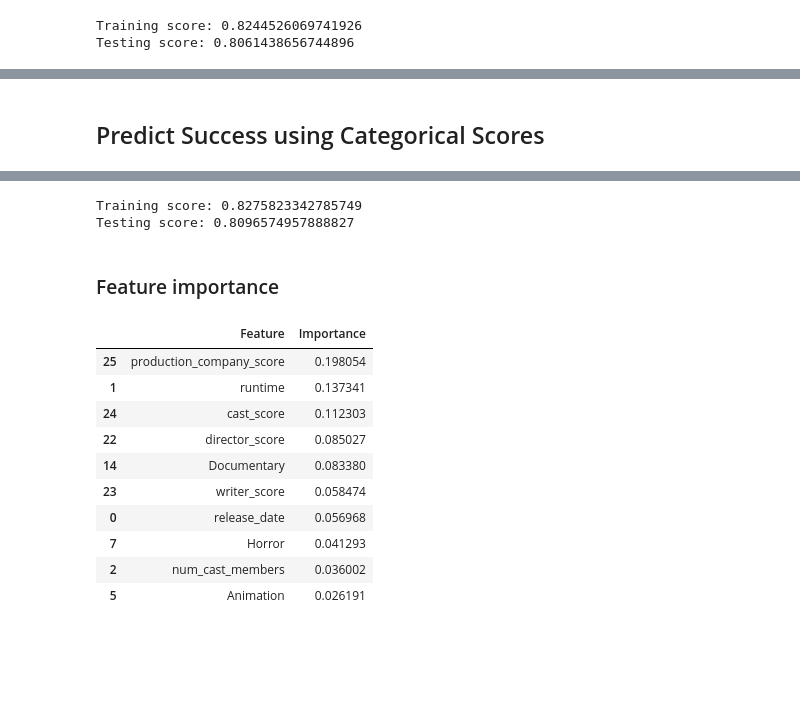
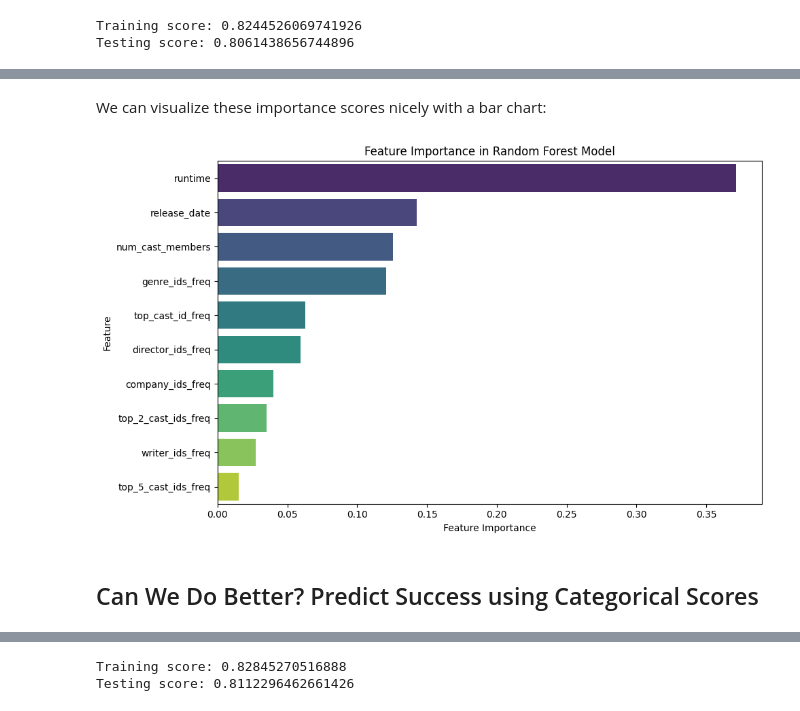
Before and after one commit to jonnycomes/movie-data, a Jupyter notebook: notebooks/successful_movie_prediction/Successful_Movie_Prediction.ipynb, the cells around one changed output, grey strips where cells are left out. Saved outputs shown, nothing was run; the diff lists cells and outputs as text; code cells hidden in the pictures; blank space fills up the shorter version.

```diff
--- a/notebooks/successful_movie_prediction/Successful_Movie_Prediction.ipynb
+++ b/notebooks/successful_movie_prediction/Successful_Movie_Prediction.ipynb
@@ -181,5 +247,42 @@ plt.show()
+# %% [markdown]
+We can visualize these importance scores nicely with a bar chart:
+# %%
+def plot_feature_importance(rf_model, feature_names, top_n=None):
+    """
+    Plots the feature importances as a bar chart.
+
+    Parameters:
+    - rf_model: Trained RandomForestClassifier
+    - feature_names: List or Index of feature names
+    - top_n: Optional integer to limit to top N features
+
+    Returns:
+    - matplotlib Figure object (not shown automatically)
+    """
+    df = get_feature_importance_df(rf_model, feature_names, top_n=top_n)
+
+    fig, ax = plt.subplots(figsize=(10, 6))
+    sns.barplot(
+        x="Importance",
+        y="Feature",
+        data=df,
+        hue="Feature",
+        palette="viridis",
+        legend=False,
+        ax=ax
+    )
+    ax.set_xlabel("Feature Importance")
+    ax.set_ylabel("Feature")
+    ax.set_title("Feature Importance in Random Forest Model")
+    fig.tight_layout()
+
+    return fig
+# %%
+plot_feature_importance(rf, X_train.columns)
+# %% [output]
+[figure, added]
 # %% [markdown]
-## Predict Success using Categorical Scores
+## Can We Do Better? Predict Success using Categorical Scores
 # %%
 lambda_director   = 0.000408
 lambda_writers    = 0.000377
@@ -223,5 +308,5 @@ y_test = test_df['successful']
 # %%
-rf = RandomForestClassifier(
+rf_with_scores = RandomForestClassifier(
     n_estimators=200,
     max_depth=10,
     min_samples_split=10,
@@ -232,33 +317,10 @@ rf = RandomForestClassifier(
     random_state=42
 )
 
-rf.fit(X_train, y_train)
+rf_with_scores.fit(X_train, y_train)
 
-print("Training score:", rf.score(X_train, y_train))
-print("Testing score:", rf.score(X_test, y_test))
+print("Training score:", rf_with_scores.score(X_train, y_train))
+print("Testing score:", rf_with_scores.score(X_test, y_test))
 # %% [output]
-Training score: 0.8275823342785749
-Testing score: 0.8096574957888827
+Training score: 0.82845270516888
+Testing score: 0.8112296462661426
-# %% [markdown]
-### Feature importance
-# %%
-importances = rf.feature_importances_
-feature_names = X_train.columns
-
-# Create a DataFrame for better visualization
-feature_importance_df = pd.DataFrame({'Feature': feature_names, 'Importance': importances})
-feature_importance_df = feature_importance_df.sort_values(by='Importance', ascending=False)
-
-feature_importance_df.head(10)
-# %% [output]
-|  | Feature | Importance |
-| 25 | production_company_score | 0.198054 |
-| 1 | runtime | 0.137341 |
-| 24 | cast_score | 0.112303 |
-| 22 | director_score | 0.085027 |
-| 14 | Documentary | 0.083380 |
-| 23 | writer_score | 0.058474 |
-| 0 | release_date | 0.056968 |
-| 7 | Horror | 0.041293 |
-| 2 | num_cast_members | 0.036002 |
-| 5 | Animation | 0.026191 |
```
Also changed, not shown: parts of 40 cells of this notebook, 1 other file.
